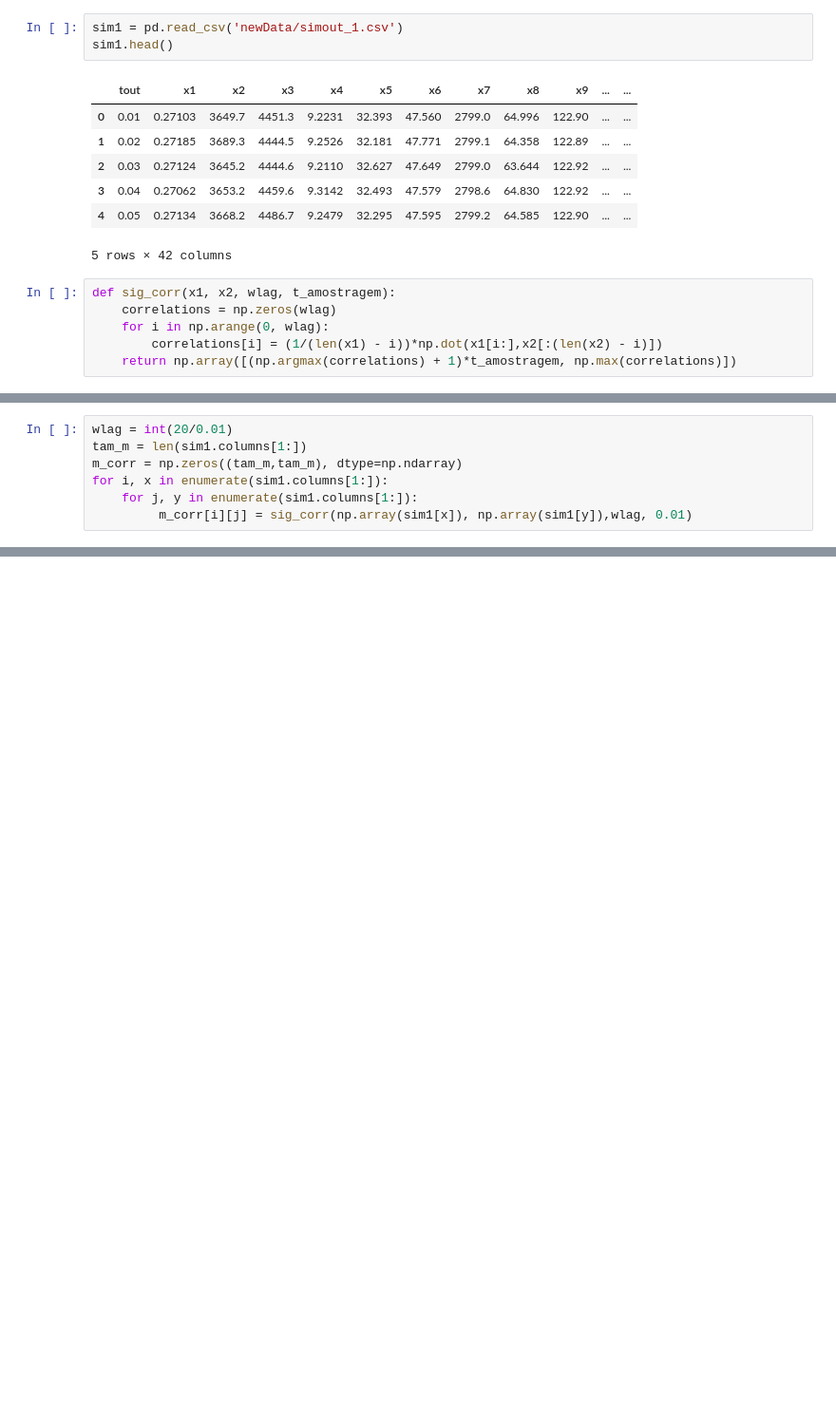
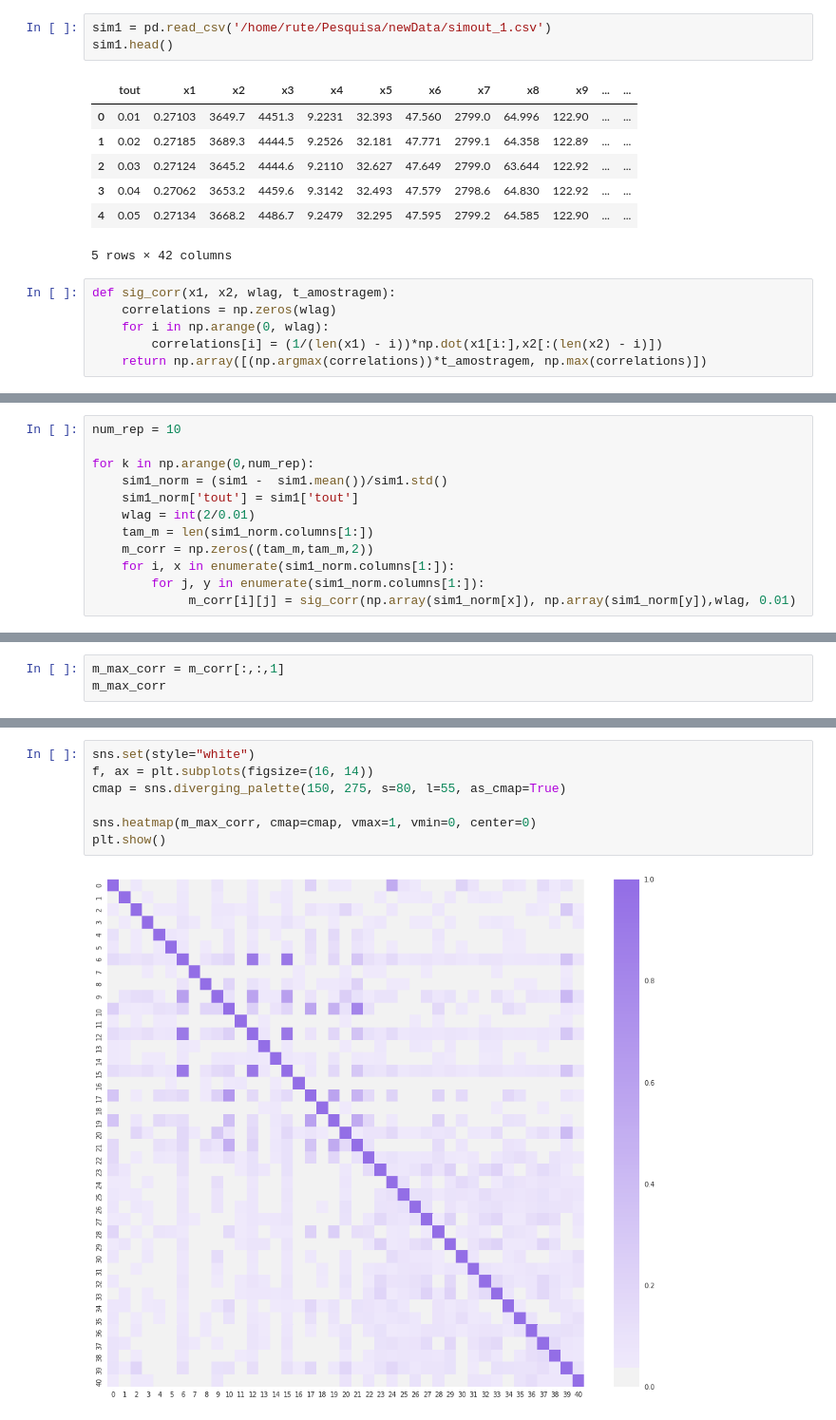
Before and after one commit to ruteee/pesquisa, a Jupyter notebook: Correlação cruzada.ipynb, the cells around one changed output, grey strips where cells are left out. Shown at 95% size. Saved outputs shown, nothing was run; the diff lists cells and outputs as text; blank space fills up the shorter version.

```diff
--- a/Correlação cruzada.ipynb
+++ b/Correlação cruzada.ipynb
@@ -5,6 +6,6 @@ import matplotlib.pyplot as plt
 from mpl_toolkits.mplot3d import Axes3D
 # %%
-sim1 = pd.read_csv('newData/simout_1.csv')
+sim1 = pd.read_csv('/home/rute/Pesquisa/newData/simout_1.csv')
 sim1.head()
 # %% [output]
 |  | tout | x1 | x2 | x3 | x4 | x5 | x6 | x7 | x8 | x9 | ... | ... |
@@ -19,7 +20,7 @@ def sig_corr(x1, x2, wlag, t_amostragem):
     correlations = np.zeros(wlag)
     for i in np.arange(0, wlag):
         correlations[i] = (1/(len(x1) - i))*np.dot(x1[i:],x2[:(len(x2) - i)])
-    return np.array([(np.argmax(correlations) + 1)*t_amostragem, np.max(correlations)])
+    return np.array([(np.argmax(correlations))*t_amostragem, np.max(correlations)])
 # %%
 sig_corr(np.array([1,3,4]), np.array([1,3,4]), 2, 0.01)
 # %% [output]
@@ -27,7 +124,12 @@ array([ 0.01      ,  8.66666667])
 # %%
-wlag = int(20/0.01)
-tam_m = len(sim1.columns[1:])
-m_corr = np.zeros((tam_m,tam_m), dtype=np.ndarray)
-for i, x in enumerate(sim1.columns[1:]):
-    for j, y in enumerate(sim1.columns[1:]):
-         m_corr[i][j] = sig_corr(np.array(sim1[x]), np.array(sim1[y]),wlag, 0.01)
+num_rep = 10
+
+for k in np.arange(0,num_rep):
+    sim1_norm = (sim1 -  sim1.mean())/sim1.std()
+    sim1_norm['tout'] = sim1['tout']
+    wlag = int(2/0.01)
+    tam_m = len(sim1_norm.columns[1:])
+    m_corr = np.zeros((tam_m,tam_m,2))
+    for i, x in enumerate(sim1_norm.columns[1:]):
+        for j, y in enumerate(sim1_norm.columns[1:]):
+             m_corr[i][j] = sig_corr(np.array(sim1_norm[x]), np.array(sim1_norm[y]),wlag, 0.01)
@@ -46,0 +136,3 @@ plt.show()
+# %%
+m_max_corr = m_corr[:,:,1]
+m_max_corr
@@ -46,0 +157,9 @@ plt.show()
+# %%
+sns.set(style="white")
+f, ax = plt.subplots(figsize=(16, 14))
+cmap = sns.diverging_palette(150, 275, s=80, l=55, as_cmap=True)
+
+sns.heatmap(m_max_corr, cmap=cmap, vmax=1, vmin=0, center=0)
+plt.show()
+# %% [output]
+[figure, added]
```
Also changed, not shown: parts of 13 cells of this notebook.
